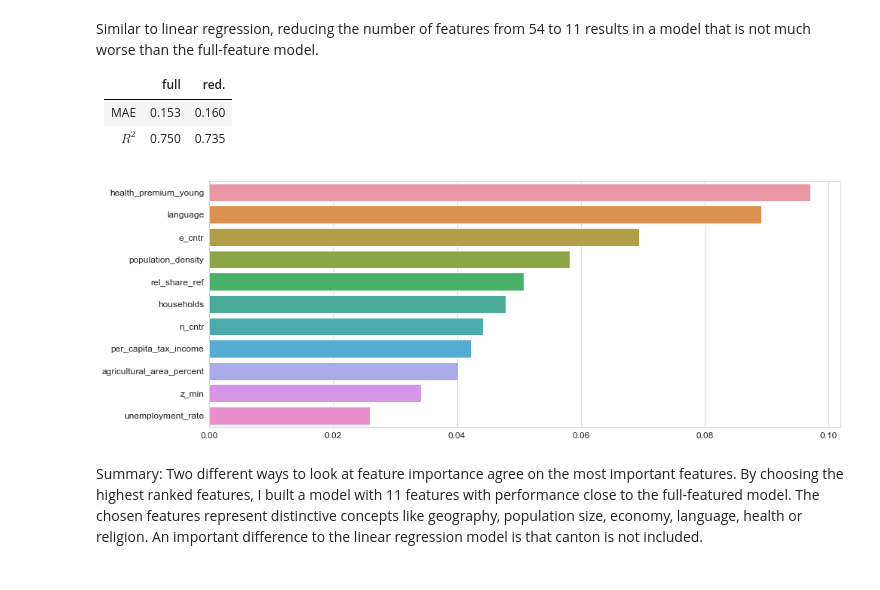
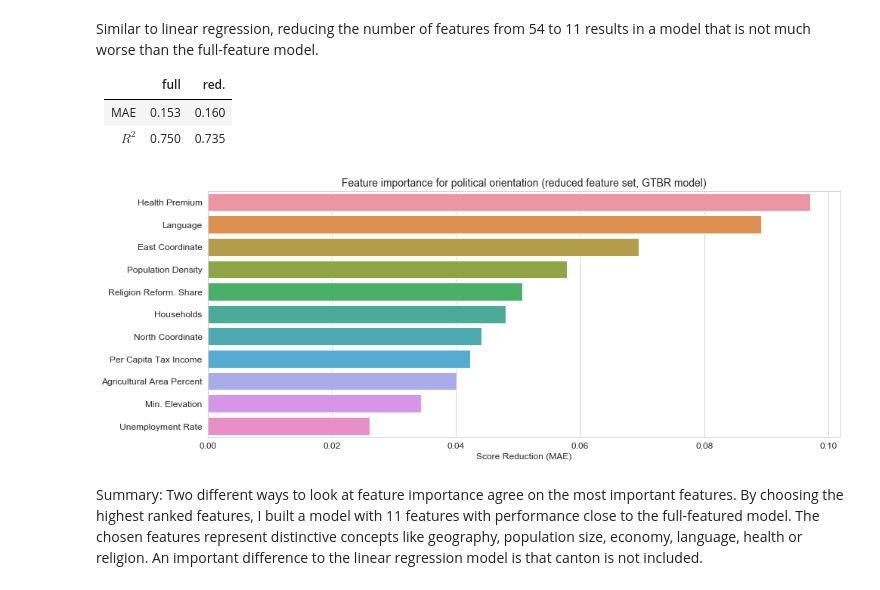
Before and after one commit to jschrein/epfl-exts-adsml-capstone-project, a Jupyter notebook: 04b Gradient Tree Boosting.ipynb, the cells around one changed output. Cells and saved outputs as stored; diff of their text form; code cells hidden in the pictures.

Commit message:
Improved labeling of gtbr reduced feature importance plot.

```diff
--- a/04b Gradient Tree Boosting.ipynb
+++ b/04b Gradient Tree Boosting.ipynb
@@ -411,11 +411,20 @@ Similar to linear regression, reducing the number of features from 54 to 11 resu
 perm_sorted_idx_red = (-perm_importances_red["importances_mean"]).argsort()
 perm_importances_sorted_red = perm_importances_red["importances_mean"][perm_sorted_idx_red]
 cols_sorted_red = df_train[reduced_features].columns[perm_sorted_idx_red]
-# %%
-plt.figure(figsize = (15,6))
-bp_red = sns.barplot(x=perm_importances_sorted_red, y=cols_sorted_red)
-bp_red.tick_params(labelsize="large")
-# %% [output]
-[figure, removed]
+# %%
+plt.figure(figsize = (15,6))
+# print(cols_sorted_red)
+# ['health_premium_young', 'language', 'e_cntr', 'population_density', 'rel_share_ref', 'households',
+#  'n_cntr', 'per_capita_tax_income', 'agricultural_area_percent', 'z_min', 'unemployment_rate']
+cols_nice = ['Health Premium', 'Language', 'East Coordinate', 'Population Density',
+       'Religion Reform. Share', 'Households', 'North Coordinate', 'Per Capita Tax Income',
+       'Agricultural Area Percent', 'Min. Elevation', 'Unemployment Rate']
+bp_red = sns.barplot(x=perm_importances_sorted_red, y=cols_nice)
+bp_red.tick_params(labelsize="large")
+bp_red.set_title("Feature importance for political orientation (reduced feature set, GTBR model)", fontsize=14)
+bp_red.set_xlabel("Score Reduction (MAE)", fontsize=12)
+plt.show()
+# %% [output]
+[figure, added]
 # %% [markdown]
 Summary: Two different ways to look at feature importance agree on the most important features. By choosing the highest ranked features, I built a model with 11 features with performance close to the full-featured model. The chosen features represent distinctive concepts like geography, population size, economy, language, health or religion. An important difference to the linear regression model is that canton is not included.
```
Also changed, not shown: parts of 8 cells of this notebook.
